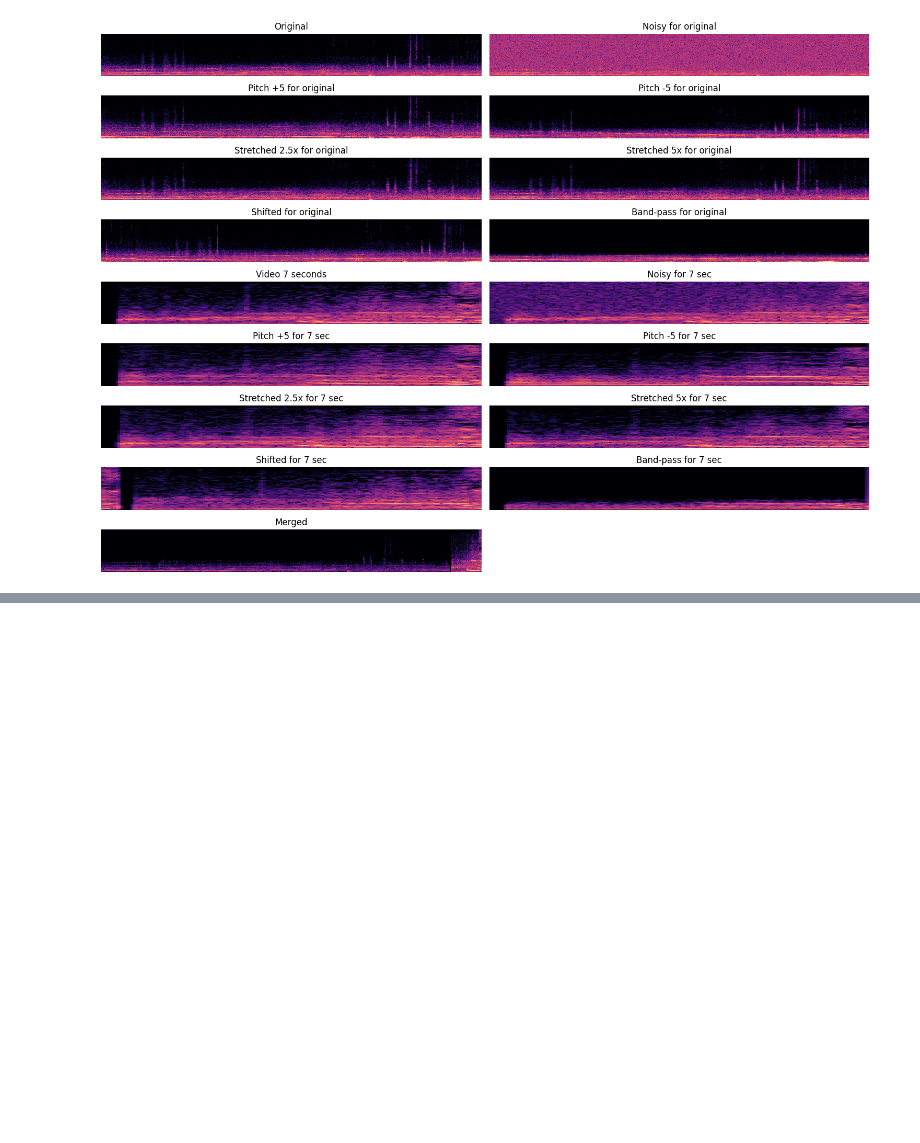
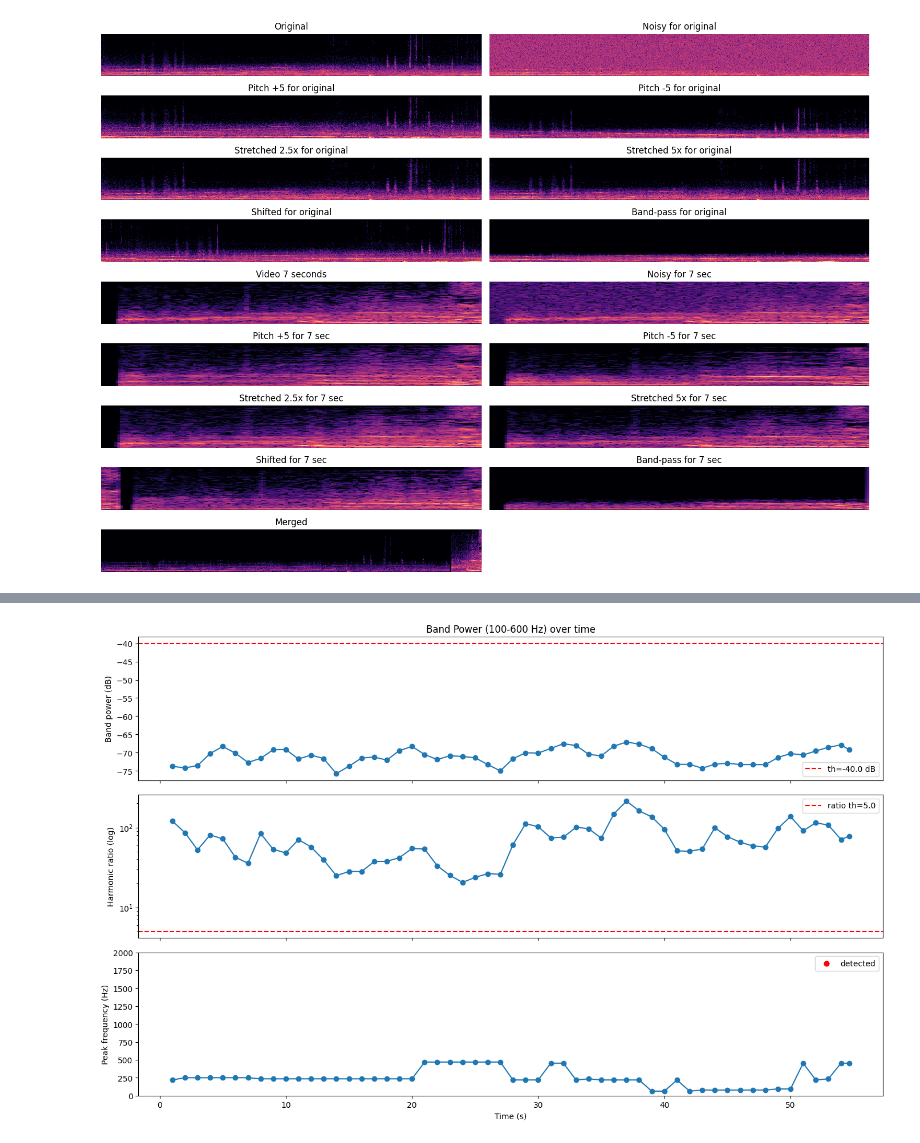
Before and after one commit to nomad-dormouse/acoustic-doa, a Jupyter notebook: notebooks/drone_sample_transformations.ipynb, the cells around one changed output, grey strips where cells are left out. Drawn from its saved outputs; the diff is of its cells as text; code cells hidden in the pictures; blank space fills up the shorter version.

```diff
--- a/notebooks/drone_sample_transformations.ipynb
+++ b/notebooks/drone_sample_transformations.ipynb
@@ -294,0 +413,3 @@ plt.show()
+# %%
+df = extract_features_sliding(audio_data, sr, win_sec=2.0, hop_sec=1.0, band=(100,600), nperseg=1024)
+df.head()
@@ -294,0 +423,46 @@ plt.show()
+# %%
+import matplotlib.pyplot as plt
+
+# example thresholds - tune these after inspecting the plots
+ratio_thresh = 5.0               # harmonic_ratio threshold
+band_power_db_thresh = -40.0     # example in dB (depends on your recordings)
+band_low, band_high = 100, 600
+
+# add a center time (useful for plotting)
+df['time'] = df['start_time'] + ( (df['end_time'] - df['start_time']) / 2.0 )
+
+# detection mask example: both band power and ratio exceed thresholds and peak frequency in band
+detect_mask = (
+    (df['harmonic_ratio'] > ratio_thresh) &
+    (df['band_power_db'] > band_power_db_thresh) &
+    (df['peak_freq'].between(band_low, band_high))
+)
+
+fig, axs = plt.subplots(3, 1, figsize=(14, 9), sharex=True)
+
+# 1) Band power (dB)
+axs[0].plot(df['time'], df['band_power_db'], marker='o', linestyle='-')
+axs[0].axhline(band_power_db_thresh, color='red', linestyle='--', label=f'th={band_power_db_thresh} dB')
+axs[0].set_ylabel('Band power (dB)')
+axs[0].legend()
+axs[0].set_title('Band Power ({}-{} Hz) over time'.format(band_low, band_high))
+
+# 2) Harmonic ratio (log scale)
+axs[1].plot(df['time'], df['harmonic_ratio'], marker='o', linestyle='-')
+axs[1].axhline(ratio_thresh, color='red', linestyle='--', label=f'ratio th={ratio_thresh}')
+axs[1].set_yscale('log')                         # log scale often makes ratio easier to read
+axs[1].set_ylabel('Harmonic ratio (log)')
+axs[1].legend()
+
+# 3) Peak frequency (Hz)
+axs[2].plot(df['time'], df['peak_freq'], marker='o', linestyle='-')
+axs[2].scatter(df['time'][detect_mask], df['peak_freq'][detect_mask], color='red', s=40, label='detected')
+axs[2].set_ylabel('Peak frequency (Hz)')
+axs[2].set_xlabel('Time (s)')
+axs[2].set_ylim(0, min(sr//2, 2000))
+axs[2].legend()
+
+plt.tight_layout()
+plt.show()
+# %% [output]
+[figure, added]
```
Also changed, not shown: parts of 10 cells of this notebook.
